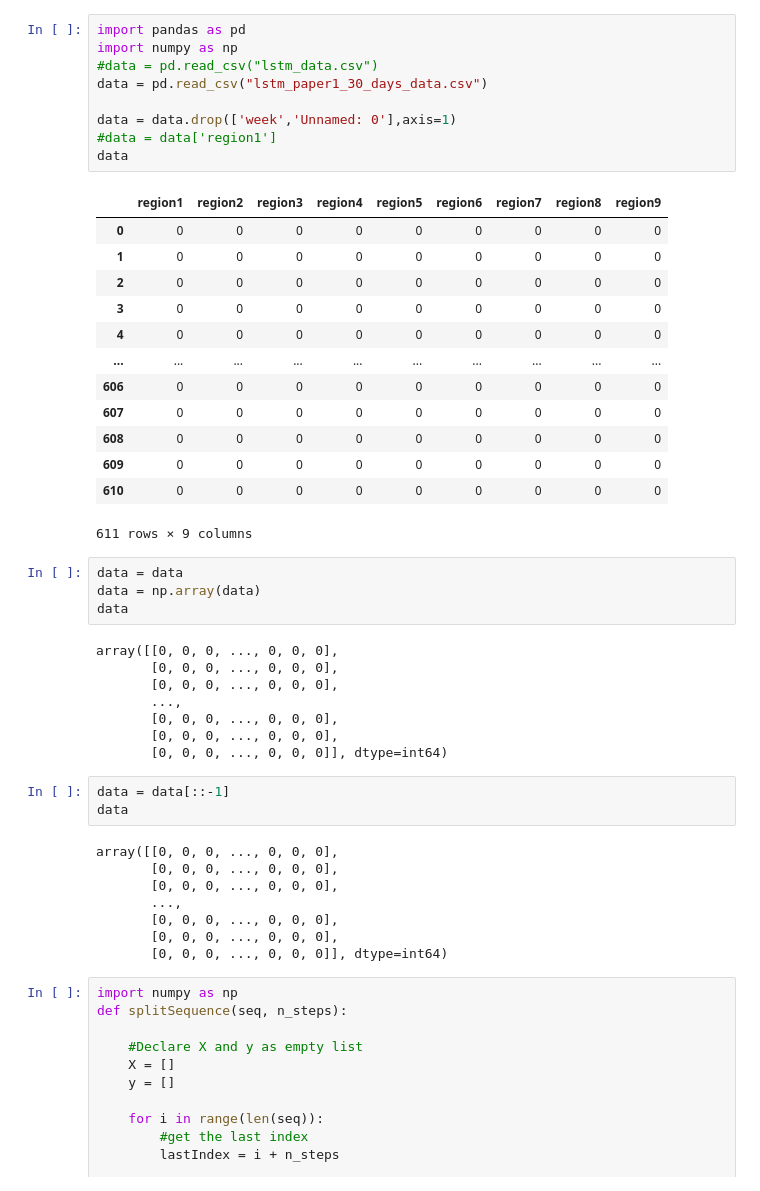
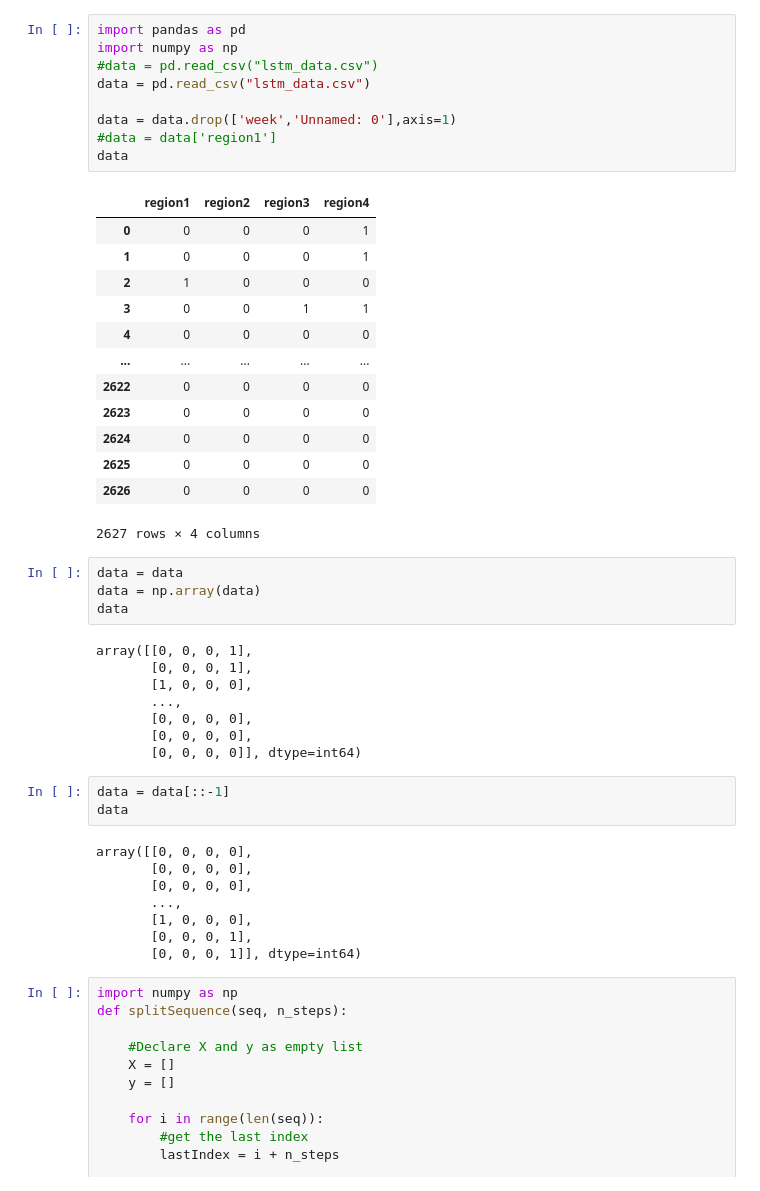
Before and after one commit to yamini-kabra/Earthquake-data-analysis, a Jupyter notebook: location_prediction/LSTM/2D-LSTM.ipynb, the cells around one changed output. Cells and saved outputs as stored; diff of their text form.

Commit message:
third stage LSTM

```diff
--- a/location_prediction/LSTM/2D-LSTM.ipynb
+++ b/location_prediction/LSTM/2D-LSTM.ipynb
@@ -1,49 +1,49 @@
 # %%
 import pandas as pd
 import numpy as np
 #data = pd.read_csv("lstm_data.csv")
-data = pd.read_csv("lstm_paper1_30_days_data.csv")
+data = pd.read_csv("lstm_data.csv")
 
 data = data.drop(['week','Unnamed: 0'],axis=1)
 #data = data['region1']
 data
 # %% [output]
-|  | region1 | region2 | region3 | region4 | region5 | region6 | region7 | region8 | region9 |
-| 0 | 0 | 0 | 0 | 0 | 0 | 0 | 0 | 0 | 0 |
-| 1 | 0 | 0 | 0 | 0 | 0 | 0 | 0 | 0 | 0 |
-| 2 | 0 | 0 | 0 | 0 | 0 | 0 | 0 | 0 | 0 |
-| 3 | 0 | 0 | 0 | 0 | 0 | 0 | 0 | 0 | 0 |
-| 4 | 0 | 0 | 0 | 0 | 0 | 0 | 0 | 0 | 0 |
-| ... | ... | ... | ... | ... | ... | ... | ... | ... | ... |
-| 606 | 0 | 0 | 0 | 0 | 0 | 0 | 0 | 0 | 0 |
-| 607 | 0 | 0 | 0 | 0 | 0 | 0 | 0 | 0 | 0 |
-| 608 | 0 | 0 | 0 | 0 | 0 | 0 | 0 | 0 | 0 |
-| 609 | 0 | 0 | 0 | 0 | 0 | 0 | 0 | 0 | 0 |
-| 610 | 0 | 0 | 0 | 0 | 0 | 0 | 0 | 0 | 0 |
+|  | region1 | region2 | region3 | region4 |
+| 0 | 0 | 0 | 0 | 1 |
+| 1 | 0 | 0 | 0 | 1 |
+| 2 | 1 | 0 | 0 | 0 |
+| 3 | 0 | 0 | 1 | 1 |
+| 4 | 0 | 0 | 0 | 0 |
+| ... | ... | ... | ... | ... |
+| 2622 | 0 | 0 | 0 | 0 |
+| 2623 | 0 | 0 | 0 | 0 |
+| 2624 | 0 | 0 | 0 | 0 |
+| 2625 | 0 | 0 | 0 | 0 |
+| 2626 | 0 | 0 | 0 | 0 |
-611 rows × 9 columns
+2627 rows × 4 columns
 # %%
 data = data
 data = np.array(data)
 data
 # %% [output]
-array([[0, 0, 0, ..., 0, 0, 0],
-       [0, 0, 0, ..., 0, 0, 0],
-       [0, 0, 0, ..., 0, 0, 0],
+array([[0, 0, 0, 1],
+       [0, 0, 0, 1],
+       [1, 0, 0, 0],
        ...,
-       [0, 0, 0, ..., 0, 0, 0],
-       [0, 0, 0, ..., 0, 0, 0],
-       [0, 0, 0, ..., 0, 0, 0]], dtype=int64)
+       [0, 0, 0, 0],
+       [0, 0, 0, 0],
+       [0, 0, 0, 0]], dtype=int64)
 # %%
 data = data[::-1]
 data
 # %% [output]
-array([[0, 0, 0, ..., 0, 0, 0],
-       [0, 0, 0, ..., 0, 0, 0],
-       [0, 0, 0, ..., 0, 0, 0],
+array([[0, 0, 0, 0],
+       [0, 0, 0, 0],
+       [0, 0, 0, 0],
        ...,
-       [0, 0, 0, ..., 0, 0, 0],
-       [0, 0, 0, ..., 0, 0, 0],
-       [0, 0, 0, ..., 0, 0, 0]], dtype=int64)
+       [1, 0, 0, 0],
+       [0, 0, 0, 1],
+       [0, 0, 0, 1]], dtype=int64)
 # %%
 import numpy as np
 def splitSequence(seq, n_steps):
```
Also changed, not shown: parts of 20 cells of this notebook, 3 other files.
